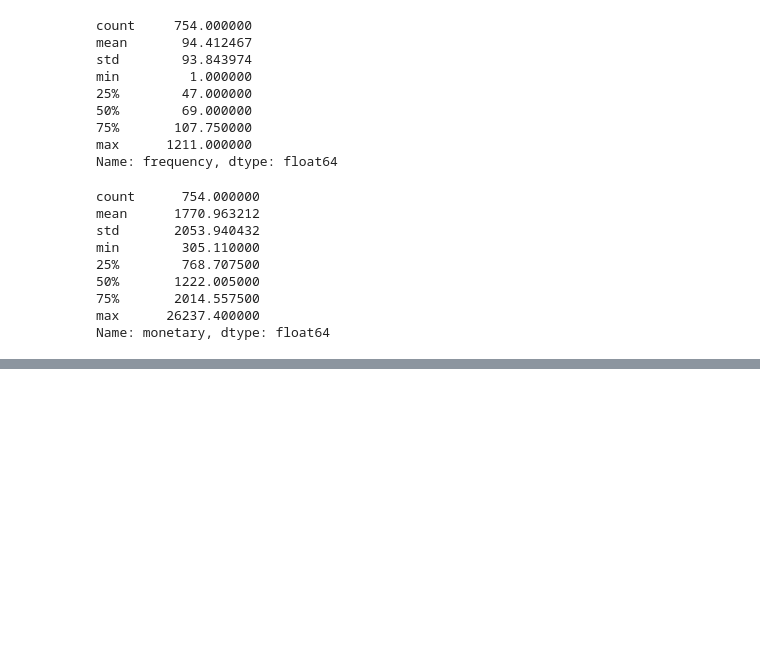
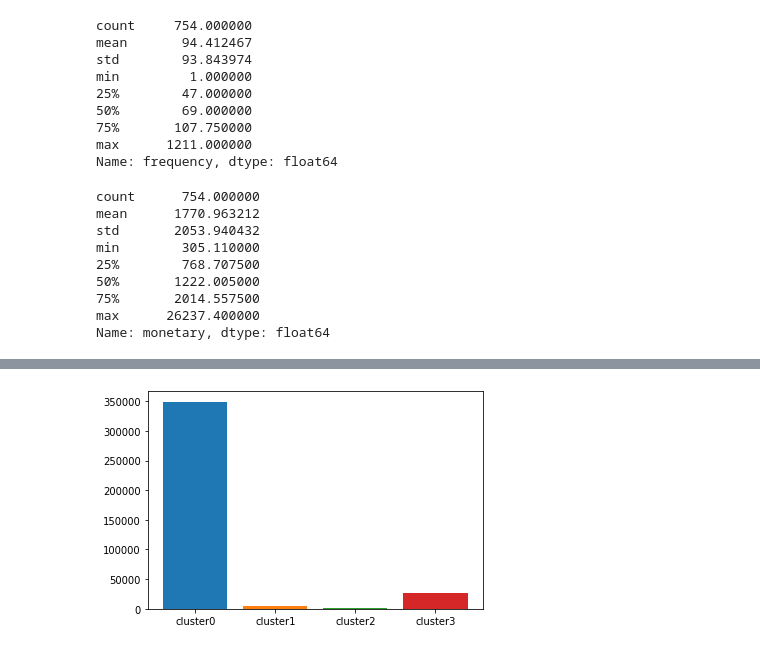
Before and after one commit to JJLZ21/ECS171-final-project, a Jupyter notebook: ml_file.ipynb, the cells around one changed output, grey strips where cells are left out. Saved outputs shown, nothing was run; the diff lists cells and outputs as text; code cells hidden in the pictures; blank space fills up the shorter version.

```diff
--- a/ml_file.ipynb
+++ b/ml_file.ipynb
@@ -1397,0 +1420,11 @@ Name: monetary, dtype: float64
+# %%
+import matplotlib.pyplot as plt
+
+plt.bar("cluster0", df_cluster0['monetary'])
+plt.bar("cluster1", df_cluster1['monetary'])
+plt.bar("cluster2", df_cluster2['monetary'])
+plt.bar("cluster3", df_cluster3['monetary'])
+
+plt.show()
+# %% [output]
+[figure, added]
```
Also changed, not shown: parts of 2 cells of this notebook, 1 other file.
